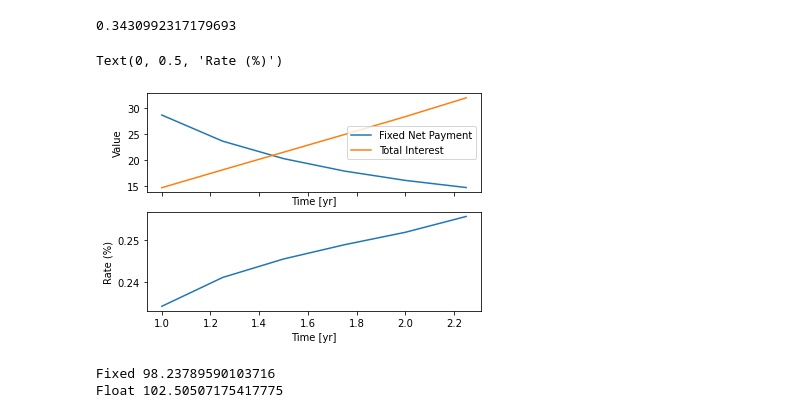
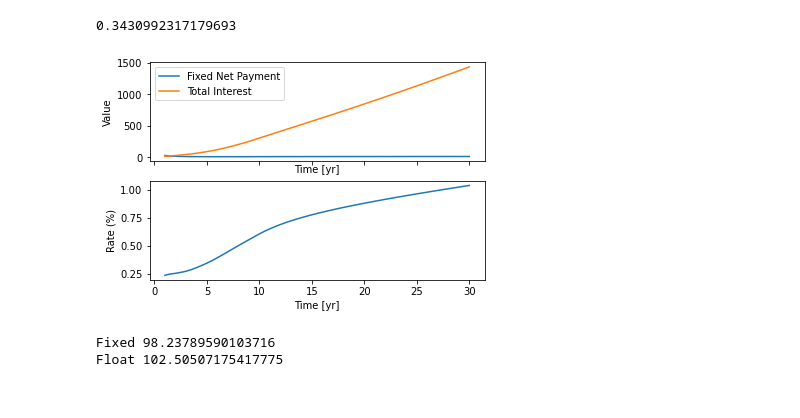
Before and after one commit to LuukOudshoorn25/SPFDM1, a Jupyter notebook: SPFDM 1.ipynb, the cells around one changed output. Cells and saved outputs as stored; diff of their text form; code cells hidden in the pictures.

```diff
--- a/SPFDM 1.ipynb
+++ b/SPFDM 1.ipynb
@@ -306,7 +306,8 @@ class swaps():
         interest = 0
         for i, timestep in enumerate(timesteps):
             discount_rate = zerocurve.loc[timestep+self.dT].iloc[0]
-            interest += (rate*self.dT) * (100 - i*repay)
+            discount_factor = np.exp(-(timestep)*discount_rate/100)
+            interest += ((rate*self.dT) * (100 - i*repay))*discount_factor
         return interest, (repay+(interest/n_periods))
 
     def value_amortized(self,rate,principal=100):
@@ -320,11 +321,14 @@ class swaps():
             discounted_cash = ((rate*self.dT) * (100 - i*repay) + repay) * discount_factor
             short += discounted_cash
         long = self.floating_bond(self.floatlibor, principal)
-        return np.abs(short - long)
+        return short - long
+
+    def valuate_amor(self,x):
+        return np.abs(self.value_amortized(x))
 
     def get_amortized_rate(self):
         from scipy.optimize import minimize
-        fit_rate = minimize(self.value_amortized,x0=[1])
+        fit_rate = minimize(self.valuate_amor,x0=[1])
         return fit_rate['x'][0]*100
 # %%
 # Create back up of original zero-curve
@@ -358,26 +362,26 @@ amortized.get_amortized_rate()
 # %%
 # find amortizing rate
 zerocurve['Zero rate'] = zerocurve_base['Zero rate']
-years = np.arange(1, 2.5, 0.25)
+years = np.arange(1, 30.5, 0.5)
 amor_rate = np.zeros(len(years))
 payments = np.zeros(len(years))
 interests = np.zeros(len(years))
 for i, year in enumerate(years):
     amortized = swaps(0,year)
     value = amortized.get_amortized_rate()
     amor_rate[i] = value
     interest, repay = amortized.amortized_client(value)
     payments[i] = repay
     interests[i] = interest
 fig, (ax1,ax2) = plt.subplots(2,1,sharex=True)
 ax1.plot(years, payments, label='Fixed Net Payment')
 ax1.plot(years, interests, label='Total Interest')
 ax1.set_xlabel('Time [yr]')
 ax1.set_ylabel('Value')
 ax1.legend()
 ax2.plot(years, amor_rate)
 ax2.set_xlabel('Time [yr]')
 ax2.set_ylabel('Rate (%)')
+plt.savefig('amortizing.png')
 # %% [output]
-Text(0, 0.5, 'Rate (%)')
-[figure, old version]
+[figure, new version]
```
Also changed, not shown: parts of 5 cells of this notebook.
